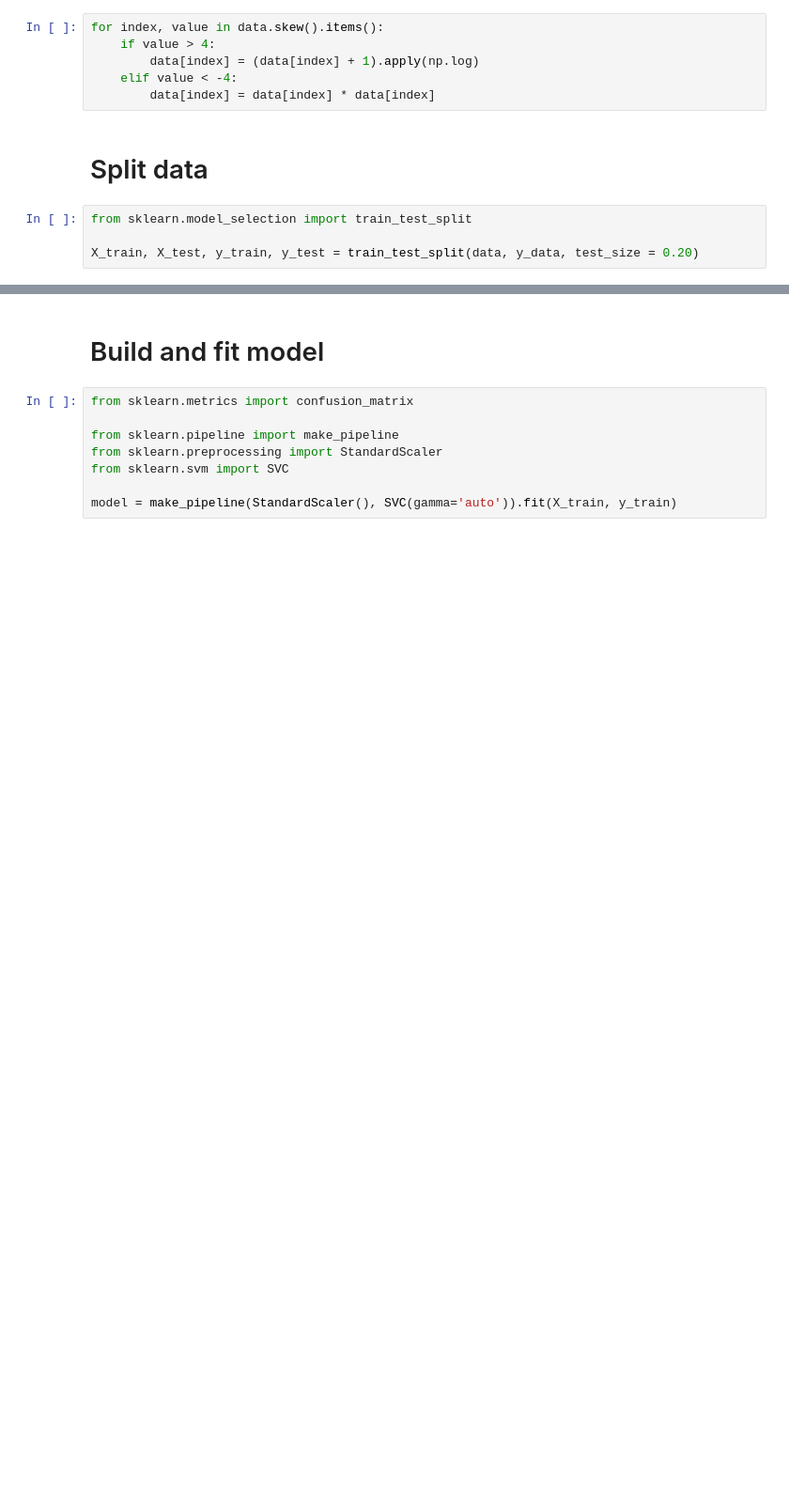
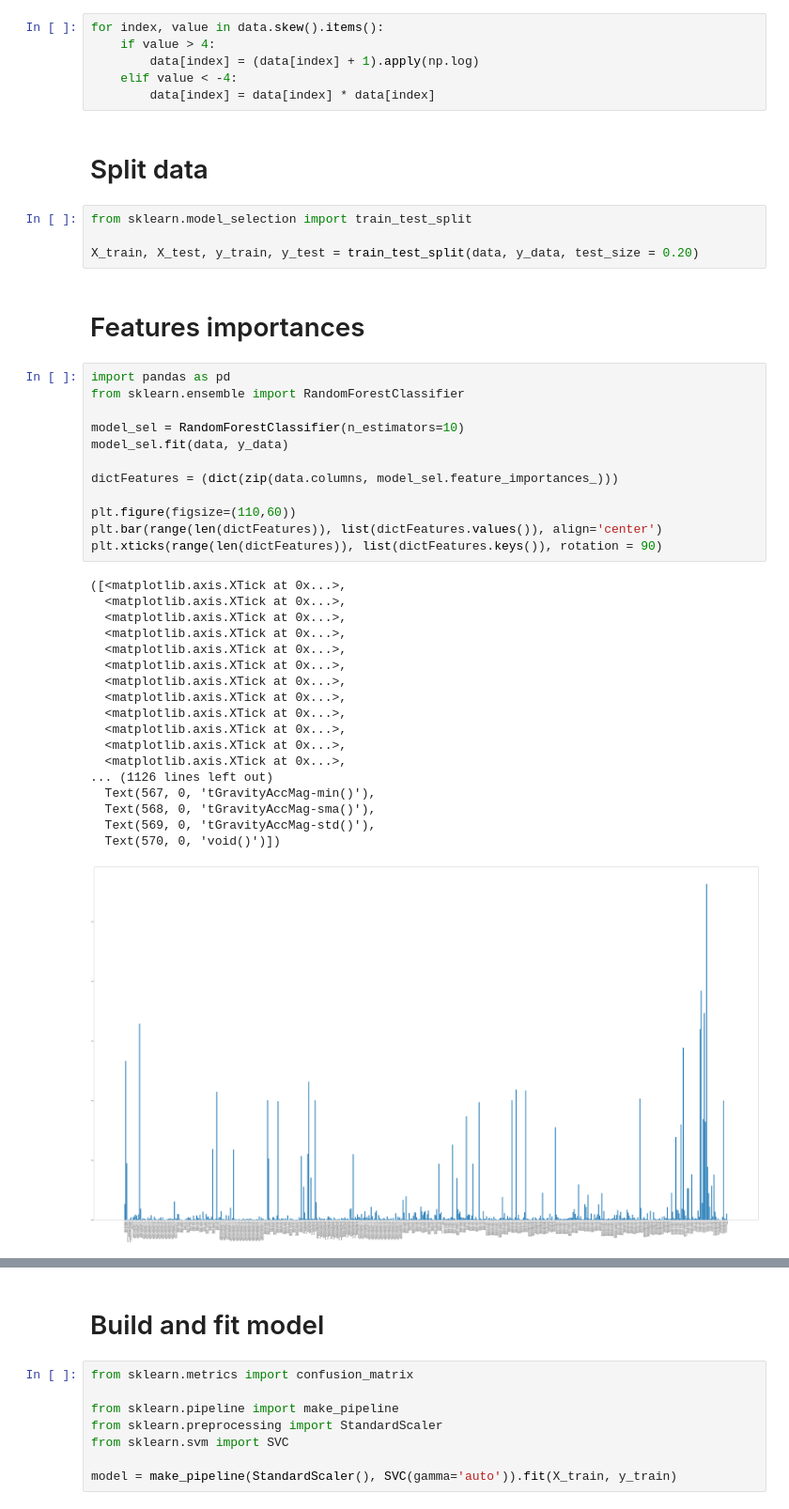
Before and after one commit to mati9725/hackathon, a Jupyter notebook: train_model.ipynb, the cells around one changed output, grey strips where cells are left out. Shown at 94% size. Drawn from its saved outputs; the diff is of its cells as text; blank space fills up the shorter version.

Commit message:
feat. importance

```diff
--- a/train_model.ipynb
+++ b/train_model.ipynb
@@ -156,3 +156,36 @@ for index, value in data.skew().items():
 from sklearn.model_selection import train_test_split
 
 X_train, X_test, y_train, y_test = train_test_split(data, y_data, test_size = 0.20)
+# %% [markdown]
+# Features importances
+# %%
+import pandas as pd
+from sklearn.ensemble import RandomForestClassifier
+
+model_sel = RandomForestClassifier(n_estimators=10)
+model_sel.fit(data, y_data)
+
+dictFeatures = (dict(zip(data.columns, model_sel.feature_importances_)))
+
+plt.figure(figsize=(110,60))
+plt.bar(range(len(dictFeatures)), list(dictFeatures.values()), align='center')
+plt.xticks(range(len(dictFeatures)), list(dictFeatures.keys()), rotation = 90)
+# %% [output]
+([<matplotlib.axis.XTick at 0x...>,
+  <matplotlib.axis.XTick at 0x...>,
+  <matplotlib.axis.XTick at 0x...>,
+  <matplotlib.axis.XTick at 0x...>,
+  <matplotlib.axis.XTick at 0x...>,
+  <matplotlib.axis.XTick at 0x...>,
+  <matplotlib.axis.XTick at 0x...>,
+  <matplotlib.axis.XTick at 0x...>,
+  <matplotlib.axis.XTick at 0x...>,
+  <matplotlib.axis.XTick at 0x...>,
+  <matplotlib.axis.XTick at 0x...>,
+  <matplotlib.axis.XTick at 0x...>,
+... (1126 lines left out)
+  Text(567, 0, 'tGravityAccMag-min()'),
+  Text(568, 0, 'tGravityAccMag-sma()'),
+  Text(569, 0, 'tGravityAccMag-std()'),
+  Text(570, 0, 'void()')])
+[figure, added]
```
Also changed, not shown: parts of 8 cells of this notebook.
